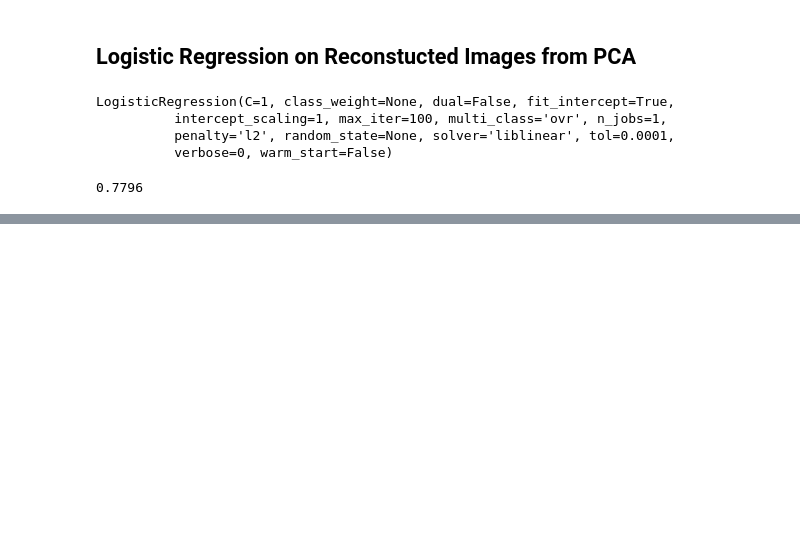
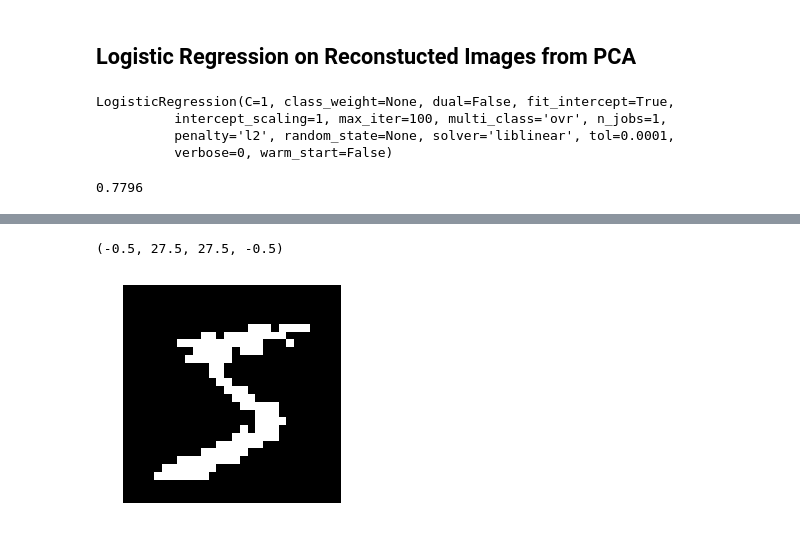
Before and after one commit to vwegmayr/brain-aging, a Jupyter notebook: notebooks/pca_mnist.ipynb, the cells around one changed output, grey strips where cells are left out. Saved outputs shown, nothing was run; the diff lists cells and outputs as text; code cells hidden in the pictures; blank space fills up the shorter version.

```diff
--- a/notebooks/pca_mnist.ipynb
+++ b/notebooks/pca_mnist.ipynb
@@ -93,0 +100,13 @@ accuracy_score(preds, labels_test)
+# %%
+test, retest, labels = mnist_read.load_test_retest(
+    'data/mnist',
+    'data/mnist_sampled_train_set/X_mnist_sampled_train_set.npy',
+    1000,
+    train=True
+)
+# %%
+plt.imshow(np.reshape(retest[0], (28, 28)), cmap='gray')
+plt.axis('off')
+# %% [output]
+(-0.5, 27.5, 27.5, -0.5)
+[figure, added]
```
Also changed, not shown: parts of 4 cells of this notebook.
